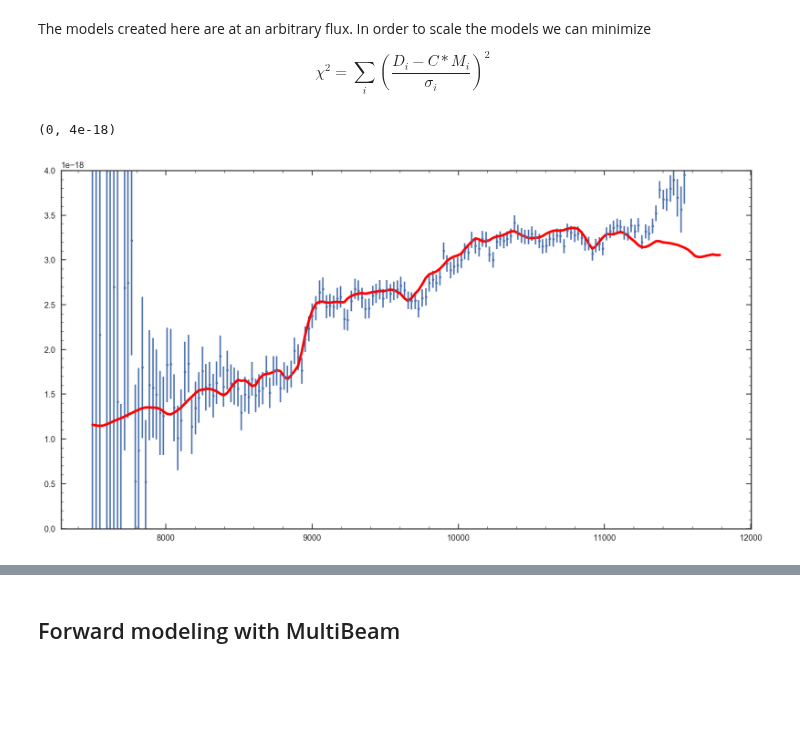
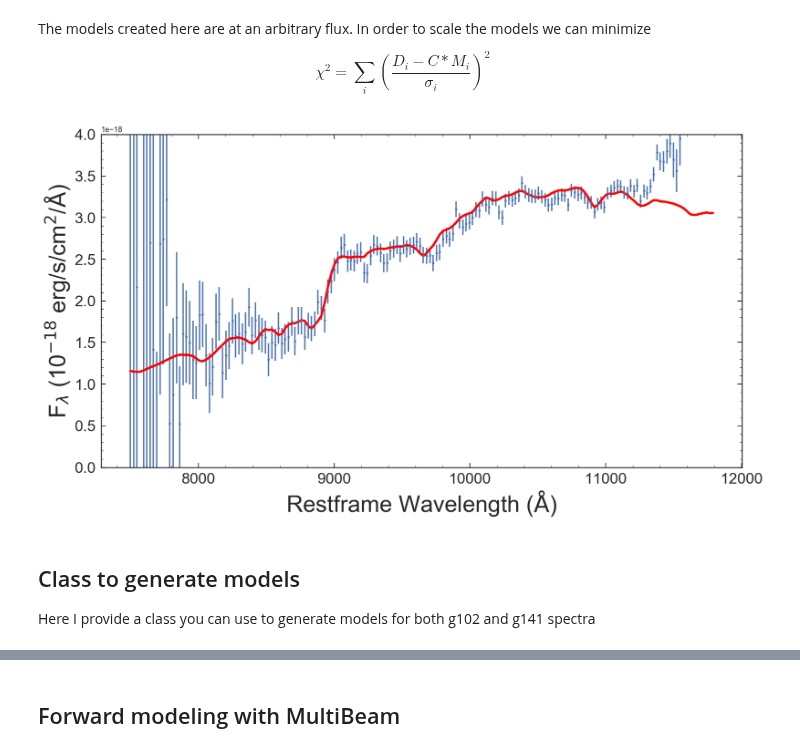
Before and after one commit to ivastar/clear, a Jupyter notebook: notebooks/forward_modeling/Foward_model.ipynb, the cells around one changed output, grey strips where cells are left out. Saved outputs shown, nothing was run; the diff lists cells and outputs as text; code cells hidden in the pictures; blank space fills up the shorter version.

```diff
--- a/notebooks/forward_modeling/Foward_model.ipynb
+++ b/notebooks/forward_modeling/Foward_model.ipynb
@@ -73,7 +75,7 @@ plt.imshow(co.beam.model)
 w, f, e = co.beam.optimal_extract(co.beam.model, bin=0)
 # %%
 ## interpolate spectra to match galaxy spectra
-ifl = interp1d(w,f/ffl)(wv)
+ifl = interp1d(w,f/ffl)(wv_102)
 # %% [markdown]
 The models created here are at an arbitrary flux. In order to scale the models we can minimize
 
@@ -83,16 +85,23 @@ $$\chi^2 =\sum_i \left(\frac{D_i-C*M_i}{\sigma_i}\right)^2$$
 def Scale_model(D, sig, M):
     return np.sum(((D * M) / sig ** 2)) / np.sum((M ** 2 / sig ** 2))
 # %%
-##Scale model
-C = Scale_model(fl, er,ifl)
+## Scale model
+C = Scale_model(fl_102, er_102,ifl)
 # %%
+## Show model and data
 plt.figure(figsize=[15,8])
 
-plt.errorbar(wv, fl, er, linestyle='None', marker='o', markersize=3)
-plt.plot(wv, C*ifl, 'r', linewidth=3)
+plt.errorbar(wv_102, fl_102, er_102, linestyle='None', marker='o', markersize=3)
+plt.plot(wv_102, C*ifl, 'r', linewidth=3)
 plt.ylim(0,0.4E-17)
+plt.ylabel('F$_\lambda$ (10$^{-18}$ erg/s/cm$^2$/$\\rm \AA$)',size=30)
+plt.xlabel('Restframe Wavelength ($\\rm \AA$)',size=30)
+plt.tick_params(axis='both', which='major', labelsize=20)
 # %% [output]
-(0, 4e-18)
-[figure, old version]
+[figure, new version]
+# %% [markdown]
+## Class to generate models
+
+Here I provide a class you can use to generate models for both g102 and g141 spectra
 # %%
 class Gen_spec(object):
```
Also changed, not shown: parts of 9 cells of this notebook, 2 other files.
